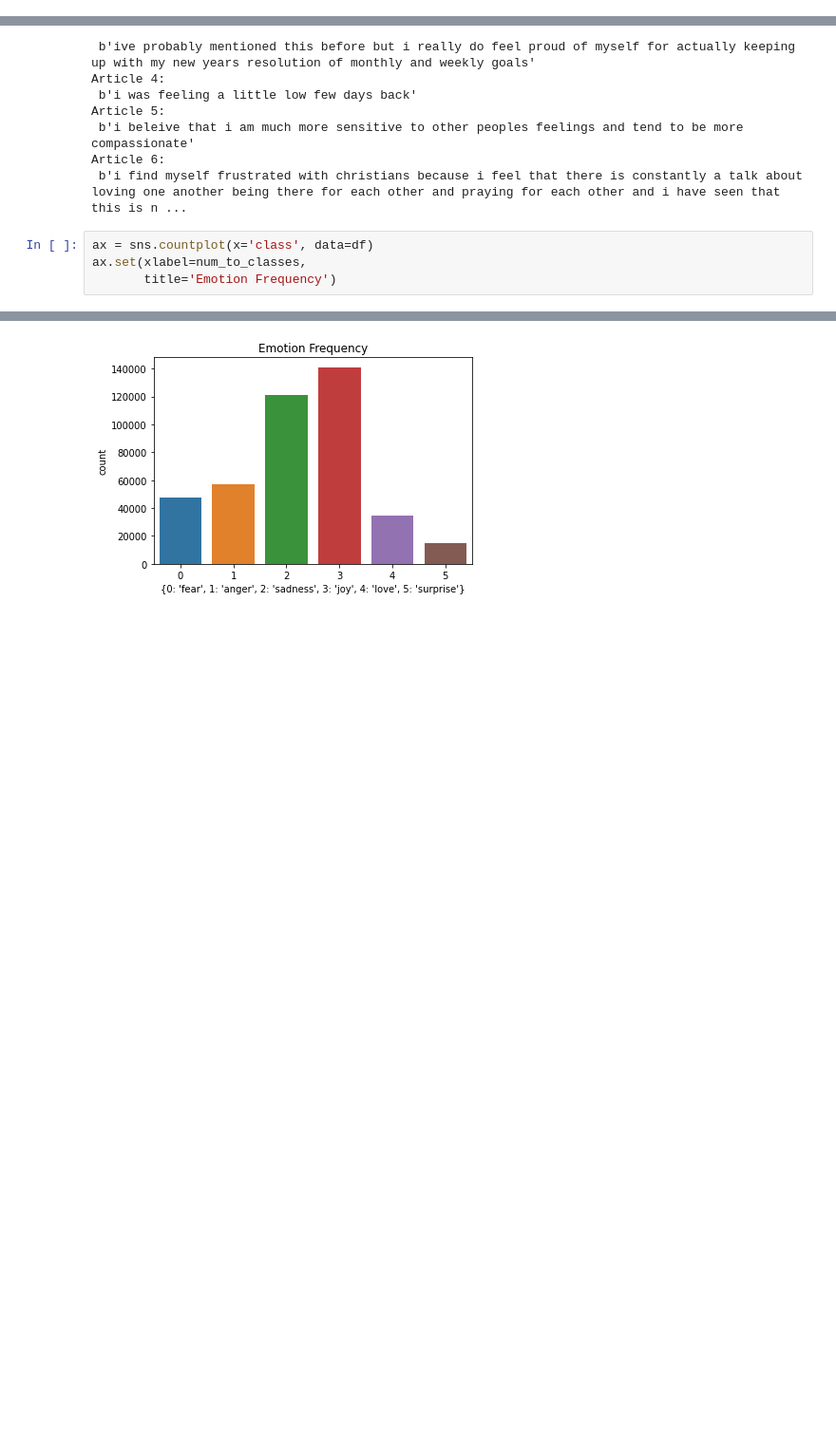
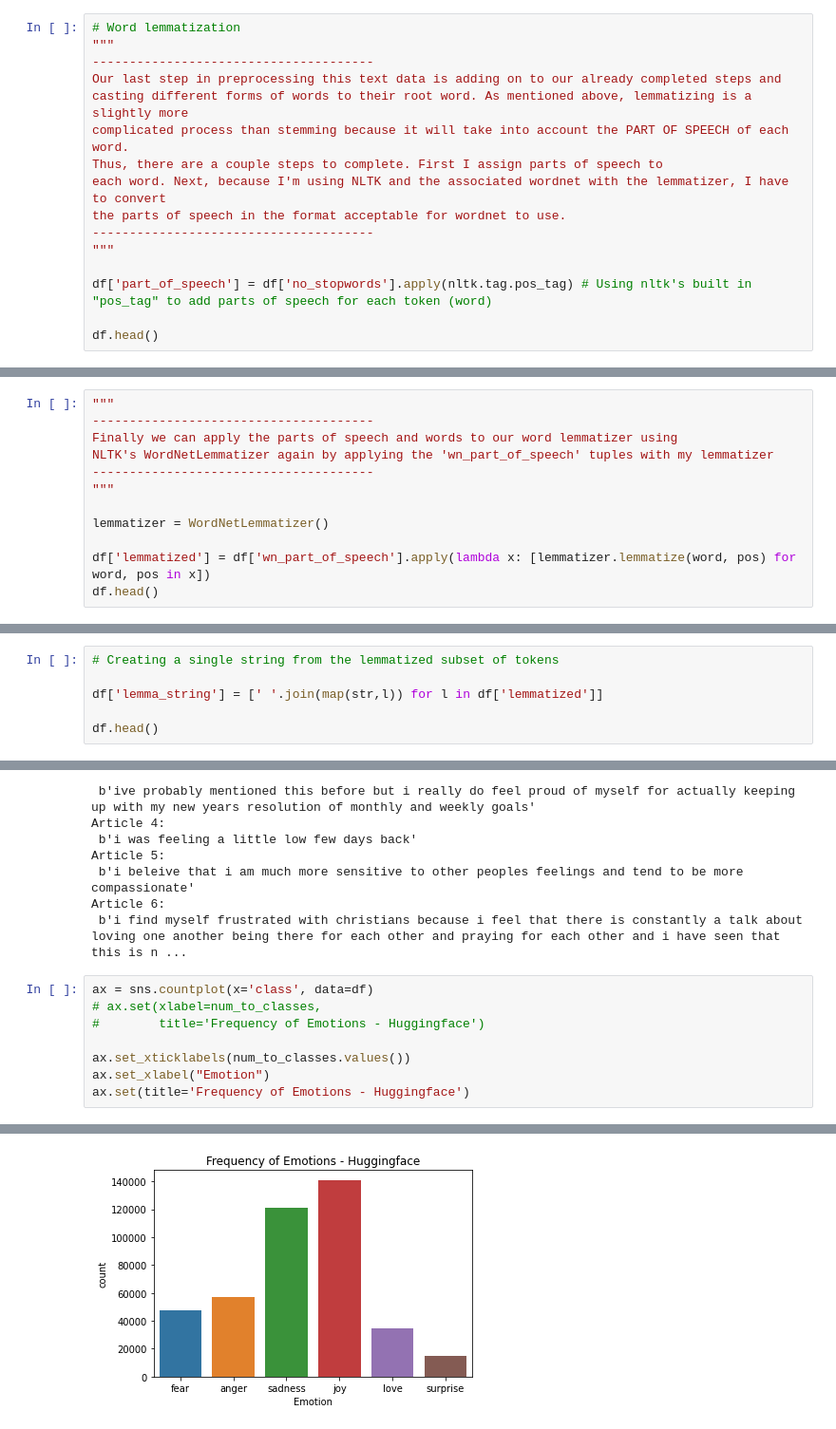
Before and after one commit to skbetz54/Samuel_DATA606, a Jupyter notebook: Notebooks/1_1_EDA_Hugging_Face.ipynb, the cells around one changed output, grey strips where cells are left out. Shown at 95% size. Drawn from its saved outputs; the diff is of its cells as text; blank space fills up the shorter version.

```diff
--- a/Notebooks/1_1_EDA_Hugging_Face.ipynb
+++ b/Notebooks/1_1_EDA_Hugging_Face.ipynb
@@ -120,0 +284,16 @@ df.head()
+# %%
+# Word lemmatization
+"""
+--------------------------------------
+Our last step in preprocessing this text data is adding on to our already completed steps and
+casting different forms of words to their root word. As mentioned above, lemmatizing is a slightly more
+complicated process than stemming because it will take into account the PART OF SPEECH of each word.
+Thus, there are a couple steps to complete. First I assign parts of speech to
+each word. Next, because I'm using NLTK and the associated wordnet with the lemmatizer, I have to convert
+the parts of speech in the format acceptable for wordnet to use.
+--------------------------------------
+"""
+
+df['part_of_speech'] = df['no_stopwords'].apply(nltk.tag.pos_tag) # Using nltk's built in "pos_tag" to add parts of speech for each token (word)
+
+df.head()
@@ -120,0 +344,12 @@ df.head()
+# %%
+"""
+--------------------------------------
+Finally we can apply the parts of speech and words to our word lemmatizer using
+NLTK's WordNetLemmatizer again by applying the 'wn_part_of_speech' tuples with my lemmatizer
+--------------------------------------
+"""
+
+lemmatizer = WordNetLemmatizer()
+
+df['lemmatized'] = df['wn_part_of_speech'].apply(lambda x: [lemmatizer.lemmatize(word, pos) for word, pos in x])
+df.head()
@@ -120,0 +363,6 @@ df.head()
+# %%
+# Creating a single string from the lemmatized subset of tokens
+
+df['lemma_string'] = [' '.join(map(str,l)) for l in df['lemmatized']]
+
+df.head()
@@ -136,6 +407,10 @@ Article 6:
  b'i find myself frustrated with christians because i feel that there is constantly a talk about loving one another being there for each other and praying for each other and i have seen that this is n ...
 # %%
 ax = sns.countplot(x='class', data=df)
-ax.set(xlabel=num_to_classes,
-       title='Emotion Frequency')
+# ax.set(xlabel=num_to_classes,
+#        title='Frequency of Emotions - Huggingface')
+
+ax.set_xticklabels(num_to_classes.values())
+ax.set_xlabel("Emotion")
+ax.set(title='Frequency of Emotions - Huggingface')
 # %% [output]
@@ -144 +418 @@ ax.set(xlabel=num_to_classes,
-[figure, old version]
+[figure, new version]
```
Also changed, not shown: parts of 41 cells of this notebook.
